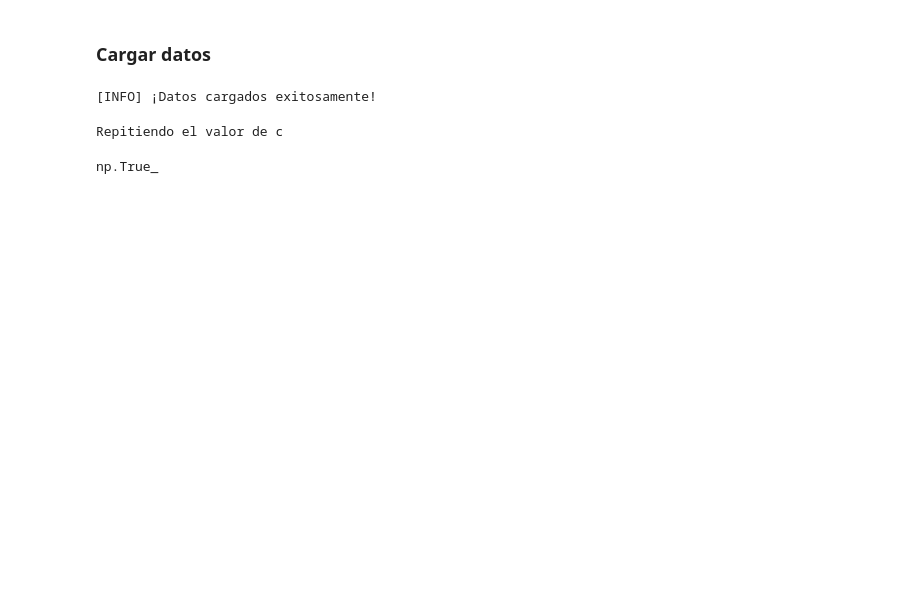
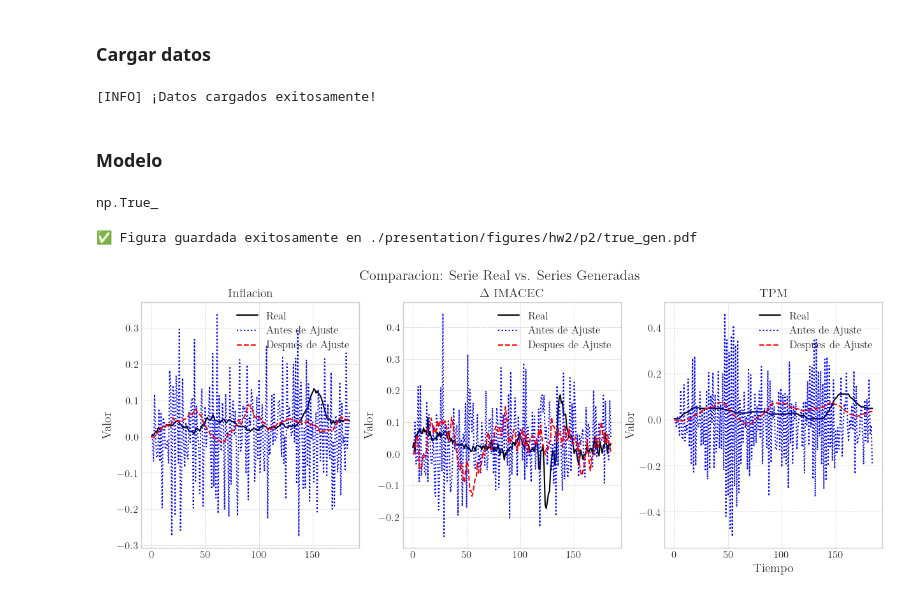
Before and after one commit to ensta630team/HW2, a Jupyter notebook: presentation/notebooks/hw_2/problema_1.ipynb, the cells around one changed output. Drawn from its saved outputs; the diff is of its cells as text; code cells hidden in the pictures; blank space fills up the shorter version.

```diff
--- a/presentation/notebooks/hw_2/problema_1.ipynb
+++ b/presentation/notebooks/hw_2/problema_1.ipynb
@@ -22,15 +29,29 @@ dataset = create_dataset(path, problem=5)
 # %%
 i_reshaped = dataset['i'][12:]
 X = np.vstack([dataset['pi'], dataset['y'], i_reshaped]).T
+X = np.vstack([dataset['pi'], dataset['y'], i_reshaped]).T
-# %%
-n = 3 # numero de variables
-p = 2 # rezagos
-
-model = VAR(inp_dim=n,
-            c = 0,
-            p=p,
-            params_distribution='stationary', low=0, high=1)
-model._is_stationary()
-# %% [output]
-Repitiendo el valor de c
-np.True_
+# %%
+n = X.shape[1] # numero de variables
+p = 2 # rezagos
+# %% [markdown]
+### Modelo
+# %%
+model = VAR(inp_dim=n,
+            c = 4,
+            p=p,
+            params_distribution='stationary')
+model._is_stationary()
+# %% [output]
+np.True_
+# %%
+pre_fit_data = model.sample(len(X))
+err = model.fit(X)
+pos_fit_data = model.sample(len(X))
+# %%
+fig, axes = plt.subplots(1, 3, figsize=(15, 5))
+plots.plot_real_vs_generated(X, pre_fit_data, pos_fit_data, fig=fig, axes=axes,
+                             variable_names=['Inflacion', r'$\Delta$ IMACEC', 'TPM'])
+save_figure(fig, './presentation/figures/hw2/p2/true_gen.pdf')
+# %% [output]
+✅ Figura guardada exitosamente en ./presentation/figures/hw2/p2/true_gen.pdf
+[figure, added]
```
Also changed, not shown: parts of 1 cell of this notebook, 8 other files.
